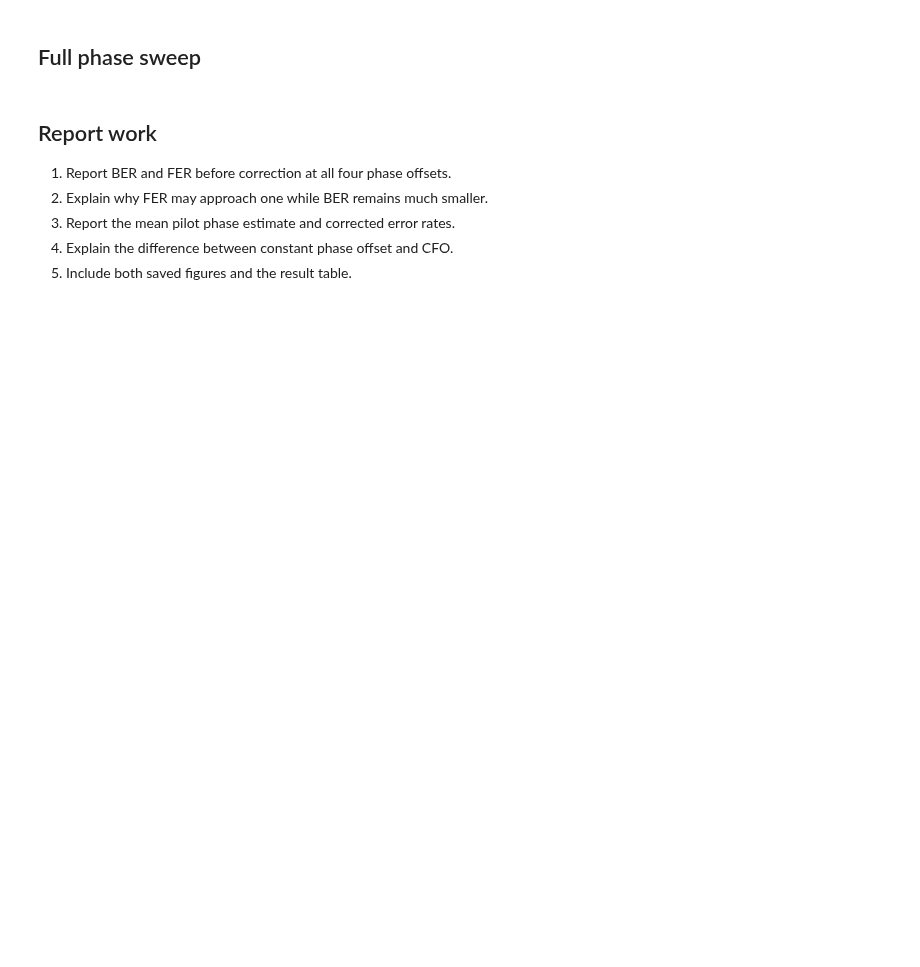
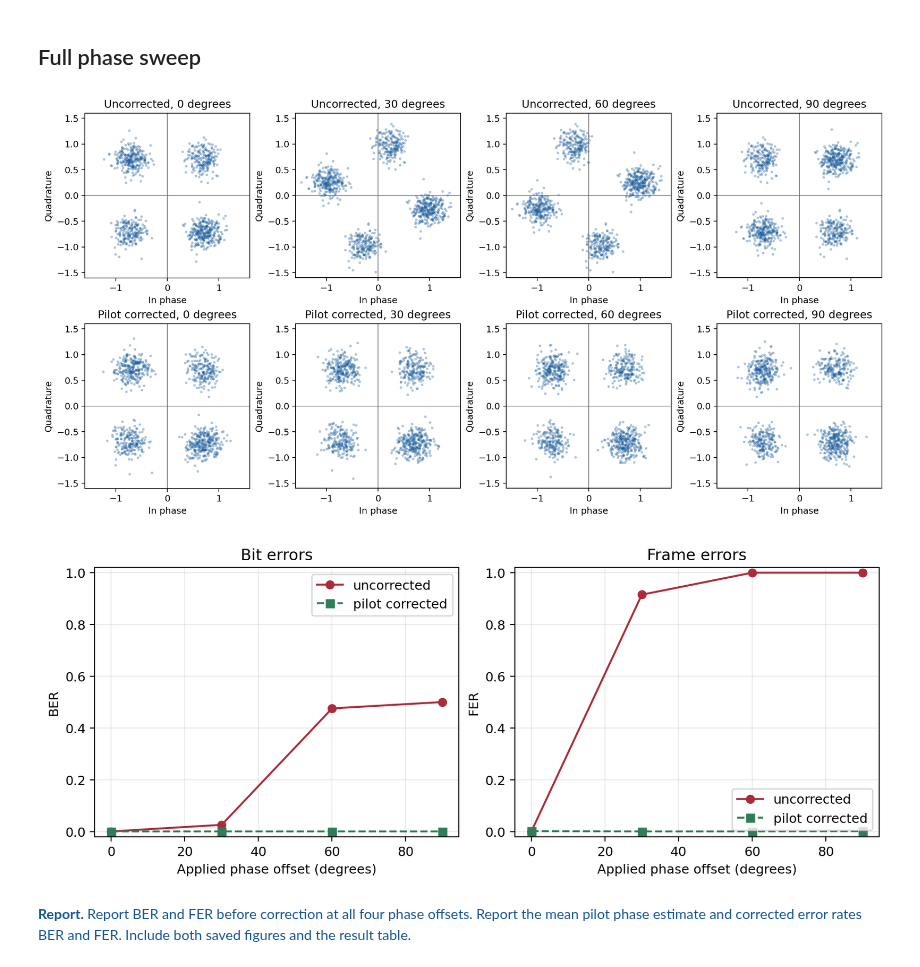
Before and after one commit to 48774861/Embedded-Wireless-Design-Labs, a Jupyter notebook: Lab4/Lab4_Task2_OFDM_Phase_Offset_Student.ipynb, the cells around one changed output. Drawn from its saved outputs; the diff is of its cells as text; code cells hidden in the pictures; blank space fills up the shorter version.

Commit message:
Lab 4 Task 2 Report & Implementation

```diff
--- a/Lab4/Lab4_Task2_OFDM_Phase_Offset_Student.ipynb
+++ b/Lab4/Lab4_Task2_OFDM_Phase_Offset_Student.ipynb
@@ -69,28 +84,17 @@ print("Pilot correction passed.")
 # %%
 from lab4_tools import ofdm_reference, plot_ofdm_phase_study
 
 result = ofdm_reference(
     phase_degrees=(0, 30, 60, 90),
     frames=1000,
     ebn0_db=10.0,
     message="hello world",
 )
 figure_paths = plot_ofdm_phase_study(result, FIGURE_DIR)
 for path in figure_paths:
     display(Image(filename=path))
-
-print("phase   BER       FER     phase estimate   corrected BER   corrected FER")
-for row in result["rows"]:
-    print(
-        f"{row['phase_degrees']:>3d}  {row['ber']:.6f}  {row['fer']:.3f}  "
-        f"{row['estimated_phase_mean_degrees']:>9.3f} deg  "
-        f"{row['corrected_ber']:.7f}       {row['corrected_fer']:.3f}"
-    )
+# %% [output]
+[figure, added]
+[figure, added]
 # %% [markdown]
-## Report work
-
-1. Report BER and FER before correction at all four phase offsets.
-2. Explain why FER may approach one while BER remains much smaller.
-3. Report the mean pilot phase estimate and corrected error rates.
-4. Explain the difference between constant phase offset and CFO.
-5. Include both saved figures and the result table.
+<span style="color:#165696"><b>Report.</b> Report BER and FER before correction at all four phase offsets. Report the mean pilot phase estimate and corrected error rates BER and FER. Include both saved figures and the result table. </span>
```
Also changed, not shown: parts of 13 cells of this notebook, 4 other files.
